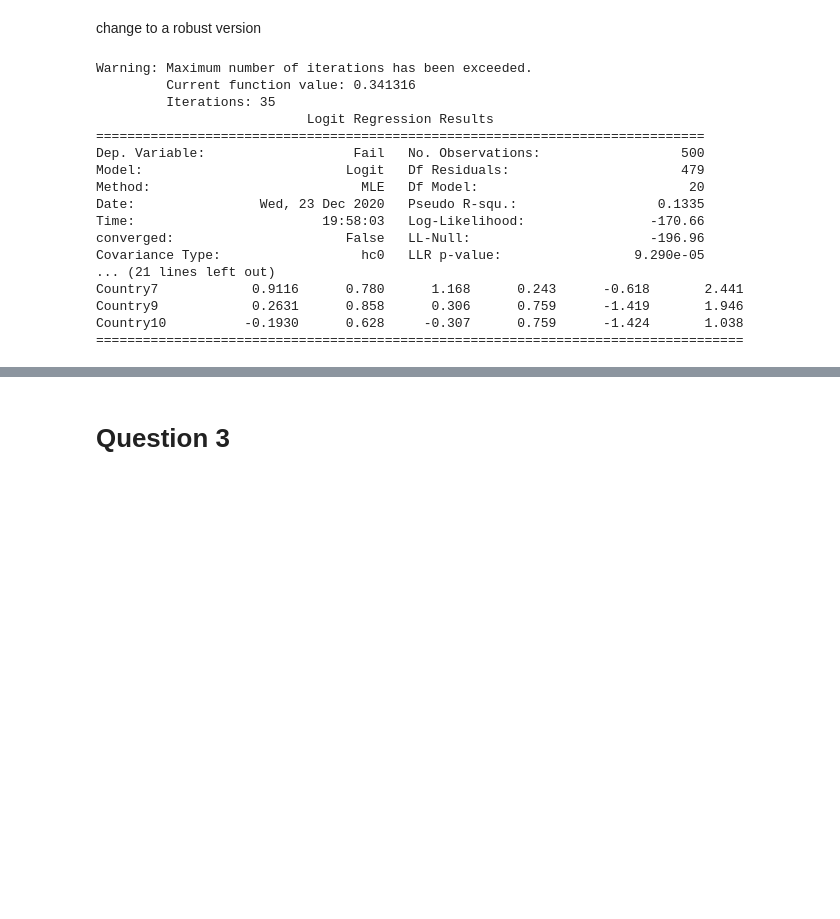
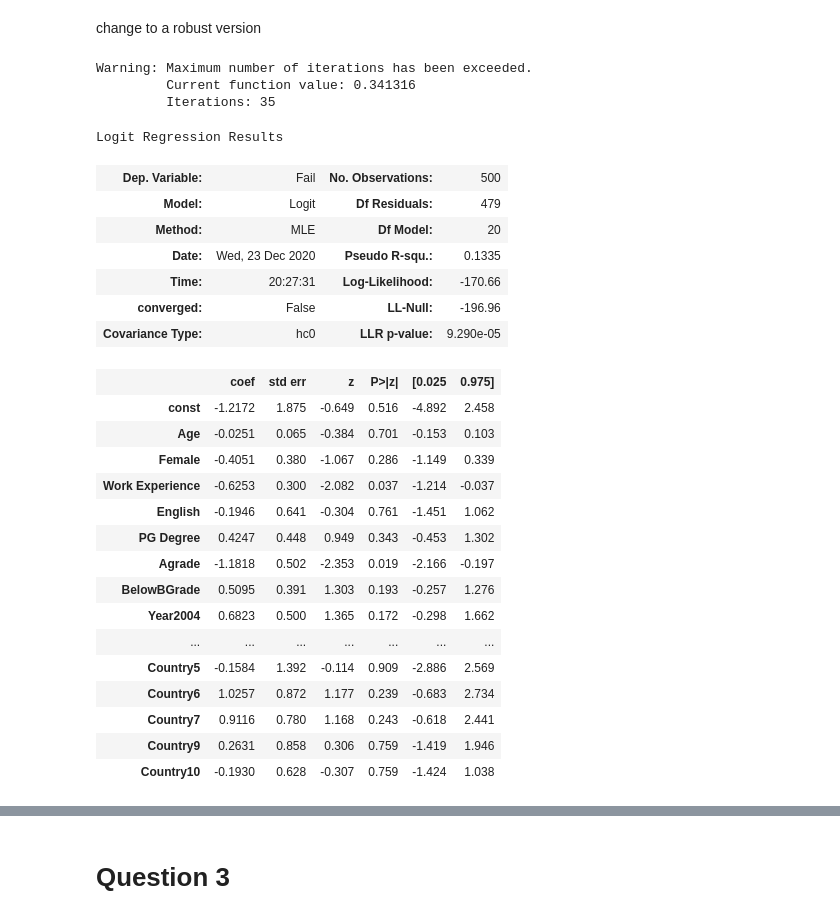
Before and after one commit to imfulee/econometric, a Jupyter notebook: case-4/case-4.ipynb, the cells around one changed output, grey strips where cells are left out. Drawn from its saved outputs; the diff is of its cells as text; code cells hidden in the pictures; blank space fills up the shorter version.

```diff
--- a/case-4/case-4.ipynb
+++ b/case-4/case-4.ipynb
@@ -175,23 +221,33 @@ Country10          -0.1930      0.660     -0.292      0.770      -1.487       1.
 # %% [markdown]
 change to a robust version
 # %%
-print(Logit(y2, x2).fit(cov_type="hc0").summary())
+Logit(y2, x2).fit(cov_type="hc0").summary()
 # %% [output]
 Warning: Maximum number of iterations has been exceeded.
          Current function value: 0.341316
          Iterations: 35
-                           Logit Regression Results
-==============================================================================
-Dep. Variable:                   Fail   No. Observations:                  500
-Model:                          Logit   Df Residuals:                      479
-Method:                           MLE   Df Model:                           20
-Date:                Wed, 23 Dec 2020   Pseudo R-squ.:                  0.1335
-Time:                        19:58:03   Log-Likelihood:                -170.66
-converged:                      False   LL-Null:                       -196.96
-Covariance Type:                  hc0   LLR p-value:                 9.290e-05
-... (21 lines left out)
-Country7            0.9116      0.780      1.168      0.243      -0.618       2.441
-Country9            0.2631      0.858      0.306      0.759      -1.419       1.946
-Country10          -0.1930      0.628     -0.307      0.759      -1.424       1.038
-===================================================================================
+Logit Regression Results
+| Dep. Variable: | Fail | No. Observations: | 500 |
+| Model: | Logit | Df Residuals: | 479 |
+| Method: | MLE | Df Model: | 20 |
+| Date: | Wed, 23 Dec 2020 | Pseudo R-squ.: | 0.1335 |
+| Time: | 20:27:31 | Log-Likelihood: | -170.66 |
+| converged: | False | LL-Null: | -196.96 |
+| Covariance Type: | hc0 | LLR p-value: | 9.290e-05 |
+|  | coef | std err | z | P>|z| | [0.025 | 0.975] |
+| const | -1.2172 | 1.875 | -0.649 | 0.516 | -4.892 | 2.458 |
+| Age | -0.0251 | 0.065 | -0.384 | 0.701 | -0.153 | 0.103 |
+| Female | -0.4051 | 0.380 | -1.067 | 0.286 | -1.149 | 0.339 |
+| Work Experience | -0.6253 | 0.300 | -2.082 | 0.037 | -1.214 | -0.037 |
+| English | -0.1946 | 0.641 | -0.304 | 0.761 | -1.451 | 1.062 |
+| PG Degree | 0.4247 | 0.448 | 0.949 | 0.343 | -0.453 | 1.302 |
+| Agrade | -1.1818 | 0.502 | -2.353 | 0.019 | -2.166 | -0.197 |
+| BelowBGrade | 0.5095 | 0.391 | 1.303 | 0.193 | -0.257 | 1.276 |
+| Year2004 | 0.6823 | 0.500 | 1.365 | 0.172 | -0.298 | 1.662 |
+| ... | ... | ... | ... | ... | ... | ... |
+| Country5 | -0.1584 | 1.392 | -0.114 | 0.909 | -2.886 | 2.569 |
+| Country6 | 1.0257 | 0.872 | 1.177 | 0.239 | -0.683 | 2.734 |
+| Country7 | 0.9116 | 0.780 | 1.168 | 0.243 | -0.618 | 2.441 |
+| Country9 | 0.2631 | 0.858 | 0.306 | 0.759 | -1.419 | 1.946 |
+| Country10 | -0.1930 | 0.628 | -0.307 | 0.759 | -1.424 | 1.038 |
 # %%
```
Also changed, not shown: parts of 14 cells of this notebook, 1 other file.
